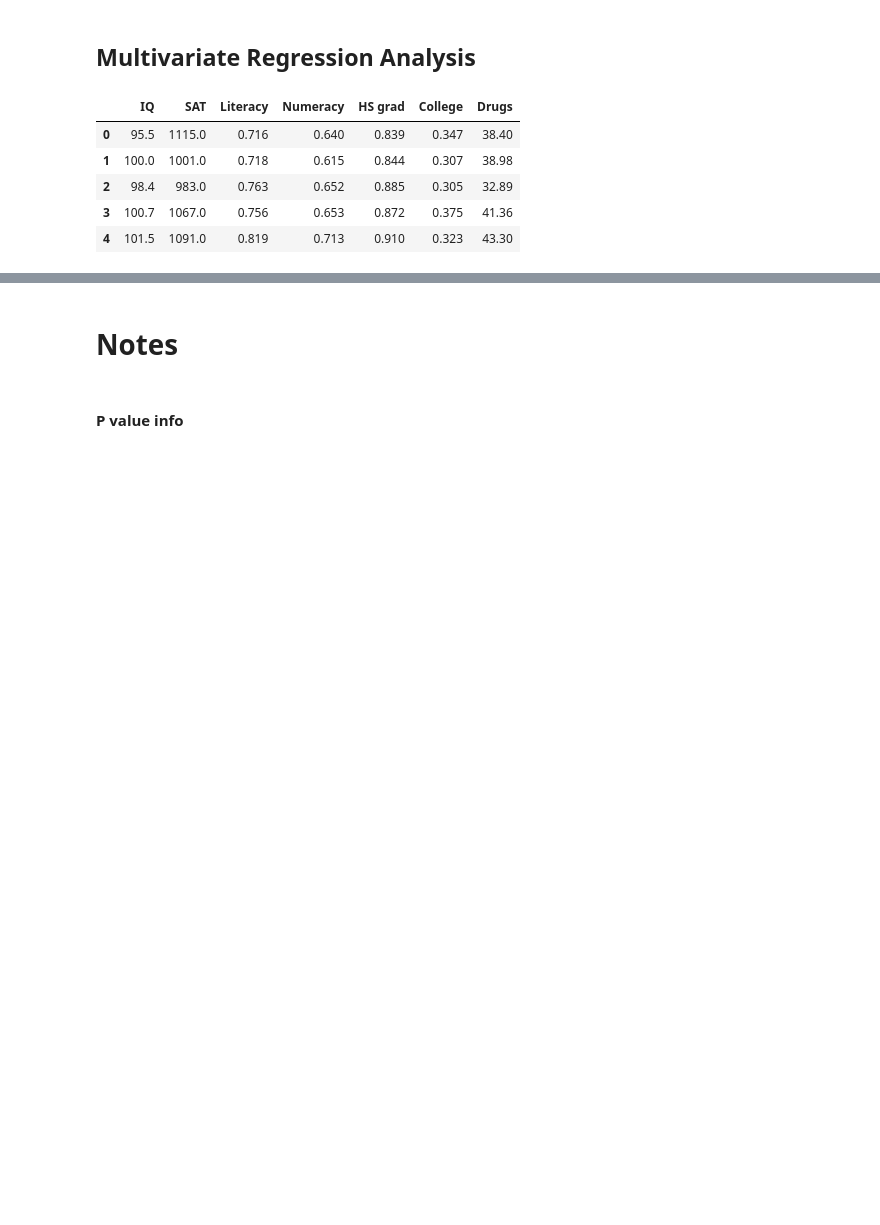
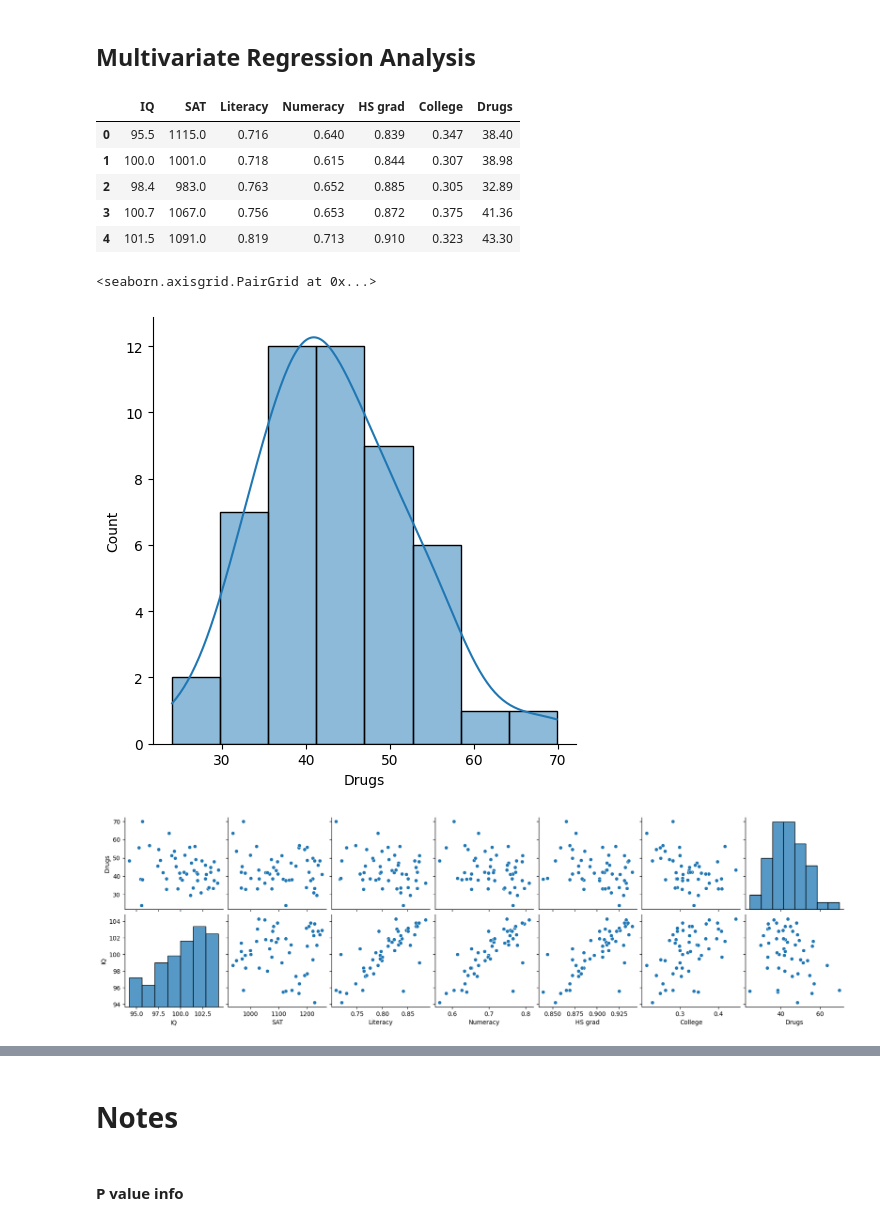
Before and after one commit to codycosta/ENGR201, a Jupyter notebook: weeks-9-10-final-project/project.ipynb, the cells around one changed output, grey strips where cells are left out. Cells and saved outputs as stored; diff of their text form; code cells hidden in the pictures; blank space fills up the shorter version.

Commit message:
more seaborn messing around

```diff
--- a/weeks-9-10-final-project/project.ipynb
+++ b/weeks-9-10-final-project/project.ipynb
@@ -499,4 +499,11 @@ multi_regression_data.head()
 | 2 | 98.4 | 983.0 | 0.763 | 0.652 | 0.885 | 0.305 | 32.89 |
 | 3 | 100.7 | 1067.0 | 0.756 | 0.653 | 0.872 | 0.375 | 41.36 |
 | 4 | 101.5 | 1091.0 | 0.819 | 0.713 | 0.910 | 0.323 | 43.30 |
+# %%
+sns.displot(data=multi_regression_data, x='Drugs', kde=True)
+sns.pairplot(data=multi_regression_data, y_vars=['Drugs', 'IQ'])
+# %% [output]
+<seaborn.axisgrid.PairGrid at 0x...>
+[figure, added]
+[figure, added]
 # %%
```
Also changed, not shown: parts of 3 cells of this notebook.
